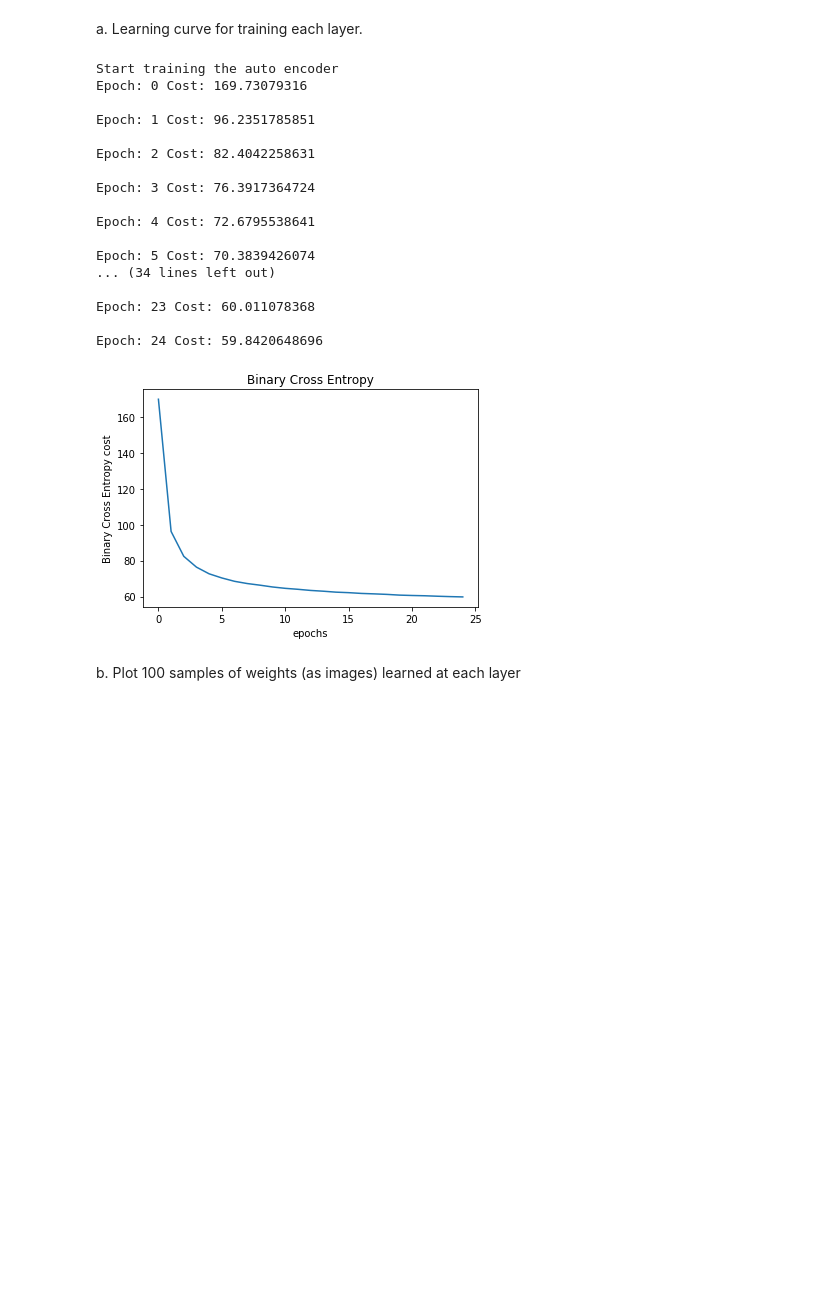
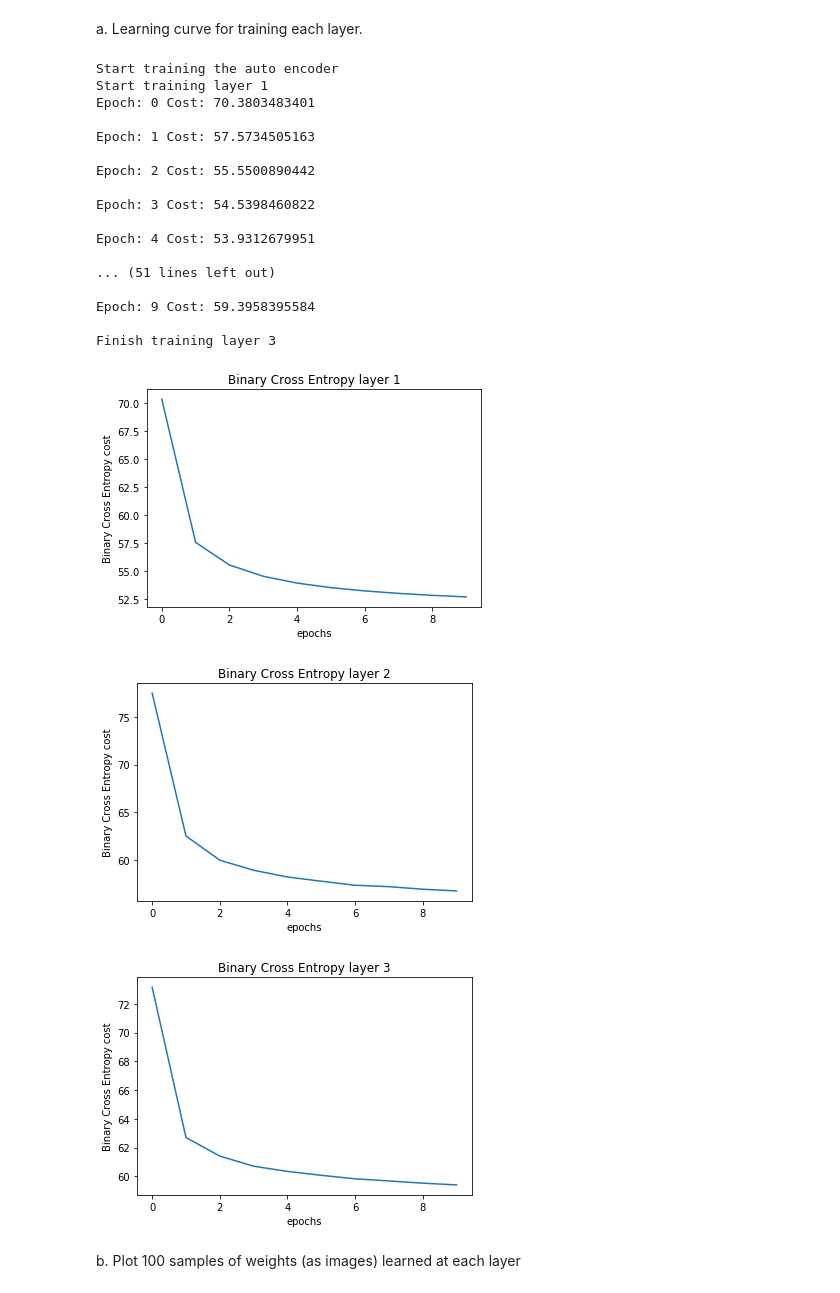
Before and after one commit to edwardsujono/neural_network_deep_cnn_autoencoder, a Jupyter notebook: Auto Encoder.ipynb, the cells around one changed output. Cells and saved outputs as stored; diff of their text form; code cells hidden in the pictures; blank space fills up the shorter version.

```diff
--- a/Auto Encoder.ipynb
+++ b/Auto Encoder.ipynb
@@ -544,47 +444,53 @@ a. Learning curve for training each layer.
 # %%
 num_feature = len(train_x[0])
 list_hidden_layer = [900,625,400]
-epochs = 25
+epochs = 10
 batch_size = 128
 num_output = 10
 
 softmax = SoftmaxAutoEncoder(num_features=num_feature, num_outputs=num_output,
                              list_hidden_layer=list_hidden_layer, learning_rate=0.1)
 
 softmax.start_train_auto_encoder(epochs=epochs, batch_size=batch_size,
                                  train_x=train_x, train_y=train_y, verbose=True)
 
-list_cost = softmax.get_total_costs_of_auto_encoder()
+list_cost_all_layer = softmax.get_total_costs_of_auto_encoder()
 
 visualizer = DataVisualization()
 
 %matplotlib inline
 
-visualizer.show_plot(list_x_point=range(epochs),
-                     list_y_point=list_cost,
-                     x_label='epochs',
-                     y_label='Binary Cross Entropy cost',
-                     title='Binary Cross Entropy',
-                     figure_name='project_b/images/1a_cost.png')
+cntr = 1
+
+for list_cost in list_cost_all_layer:
+    visualizer.show_plot(list_x_point=range(epochs),
+                         list_y_point=list_cost,
+                         x_label='epochs',
+                         y_label='Binary Cross Entropy cost',
+                         title='Binary Cross Entropy layer %s' % cntr,
+                         figure_name='project_b/images/1a_cost_%s.png' % cntr)
+    cntr += 1
 # %% [output]
 Start training the auto encoder
-Epoch: 0 Cost: 169.73079316
+Start training layer 1
+Epoch: 0 Cost: 70.3803483401
 
-Epoch: 1 Cost: 96.2351785851
+Epoch: 1 Cost: 57.5734505163
 
-Epoch: 2 Cost: 82.4042258631
+Epoch: 2 Cost: 55.5500890442
 
-Epoch: 3 Cost: 76.3917364724
+Epoch: 3 Cost: 54.5398460822
 
-Epoch: 4 Cost: 72.6795538641
+Epoch: 4 Cost: 53.9312679951
 
-Epoch: 5 Cost: 70.3839426074
-... (34 lines left out)
+... (51 lines left out)
 
-Epoch: 23 Cost: 60.011078368
+Epoch: 9 Cost: 59.3958395584
 
-Epoch: 24 Cost: 59.8420648696
+Finish training layer 3
-[figure, old version]
+[figure, new version]
+[figure, added]
+[figure, added]
 # %% [markdown]
 b. Plot 100 samples of weights (as images) learned at each layer
 # %%
```
Also changed, not shown: parts of 15 cells of this notebook.
